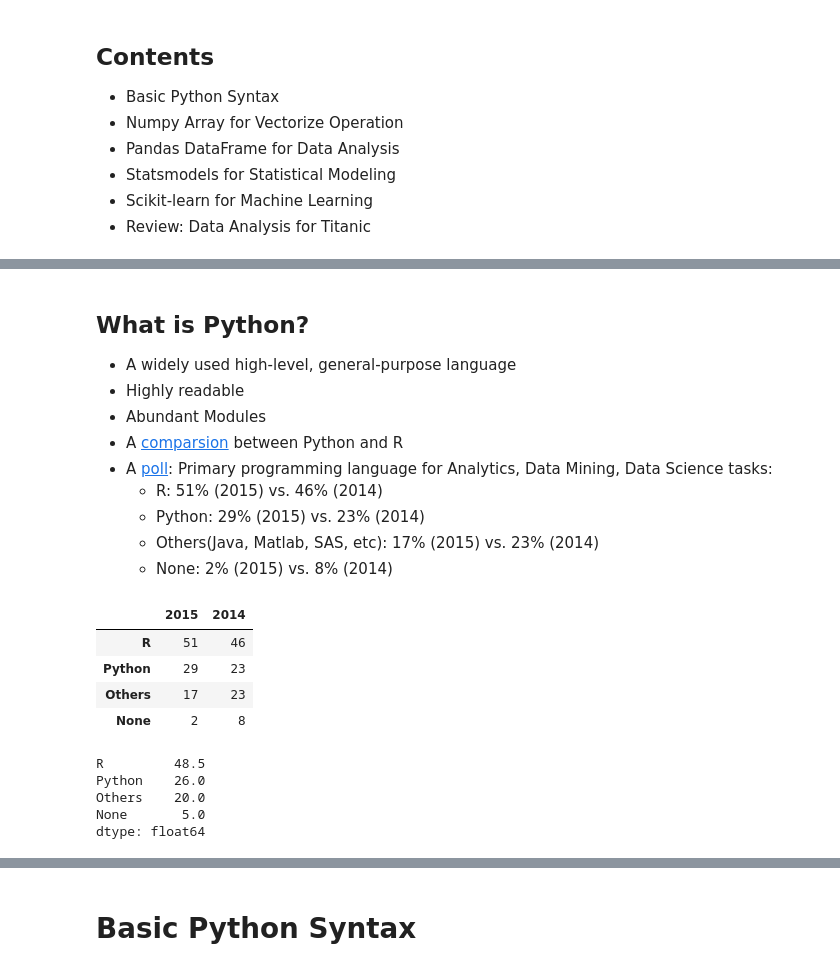
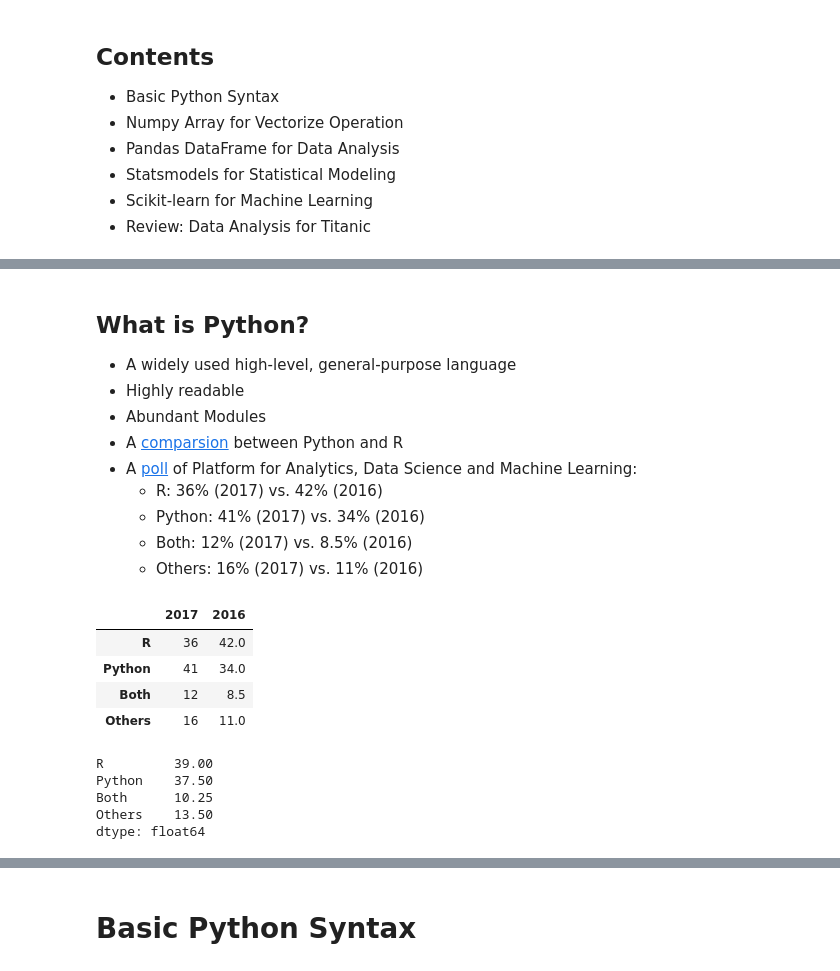
Before and after one commit to founderfan/Data-Open-Lecture, a Jupyter notebook: PythonDataLecture.ipynb, the cells around one changed output, grey strips where cells are left out. Cells and saved outputs as stored; diff of their text form; code cells hidden in the pictures.

```diff
--- a/PythonDataLecture.ipynb
+++ b/PythonDataLecture.ipynb
@@ -37,20 +37,20 @@ jupyter-nbconvert --to slides ~/Stat/PythonDataLecture.ipynb --reveal-prefix=rev
 - Highly readable
 - Abundant Modules
 - A [comparsion](https://www.datacamp.com/community/tutorials/r-or-python-for-data-analysis) between Python and R
-- A [poll](http://www.kdnuggets.com/polls/2015/r-vs-python.html): Primary programming language for Analytics, Data Mining, Data Science tasks:
-    - R: 51% (2015) vs. 46% (2014)
-    - Python: 29% (2015) vs. 23% (2014)
-    - Others(Java, Matlab, SAS, etc): 17% (2015) vs. 23% (2014)
-    - None: 2% (2015) vs. 8% (2014)
+- A [poll](https://www.kdnuggets.com/2017/08/python-overtakes-r-leader-analytics-data-science.html) of Platform for Analytics, Data Science and Machine Learning:
+    - R: 36% (2017) vs. 42% (2016)
+    - Python: 41% (2017) vs. 34% (2016)
+    - Both: 12% (2017) vs. 8.5% (2016)
+    - Others: 16% (2017) vs. 11% (2016)
 # %%
 import pandas as pd
-da = pd.DataFrame([[51, 46], [29, 23], [17, 23], [2, 8]],
-                  index = ["R", "Python", "Others", "None"],
-                  columns = ["2015", "2014"])
+da = pd.DataFrame([[36, 42], [41, 34], [12, 8.5], [16, 11]],
+                  index = ["R", "Python", "Both", "Others"],
+                  columns = ["2017", "2016"])
 da
 # %% [output]
-|  | 2015 | 2014 |
-| R | 51 | 46 |
-| Python | 29 | 23 |
-| Others | 17 | 23 |
-| None | 2 | 8 |
+|  | 2017 | 2016 |
+| R | 36 | 42.0 |
+| Python | 41 | 34.0 |
+| Both | 12 | 8.5 |
+| Others | 16 | 11.0 |
@@ -59,8 +57,8 @@ da
 # %%
 da.mean(axis = 1)
 # %% [output]
-R         48.5
-Python    26.0
-Others    20.0
-None       5.0
+R         39.00
+Python    37.50
+Both      10.25
+Others    13.50
 dtype: float64
```
Also changed, not shown: parts of 36 cells of this notebook.
